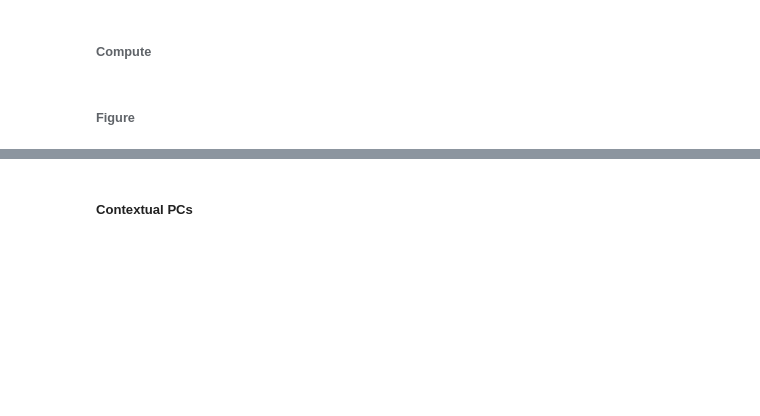
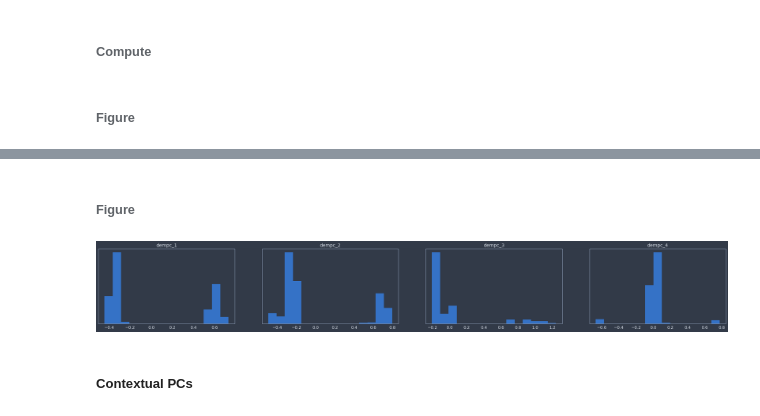
Before and after one commit to BorgwardtLab/Pediatric-Sepsis, a Jupyter notebook: multiview_clustering_jk.ipynb, the cells around one changed output, grey strips where cells are left out. Drawn from its saved outputs; the diff is of its cells as text; code cells hidden in the pictures; blank space fills up the shorter version.

```diff
--- a/multiview_clustering_jk.ipynb
+++ b/multiview_clustering_jk.ipynb
@@ -528,3 +699,9 @@ physdist_fg
+# %% [markdown]
+###### Figure
+# %%
+dempc_fg
+# %% [output]
+[figure, added]
 # %% [markdown]
 ##### Contextual PCs
 # %% [markdown]
```
Also changed, not shown: parts of 86 cells of this notebook, 5 other files.
